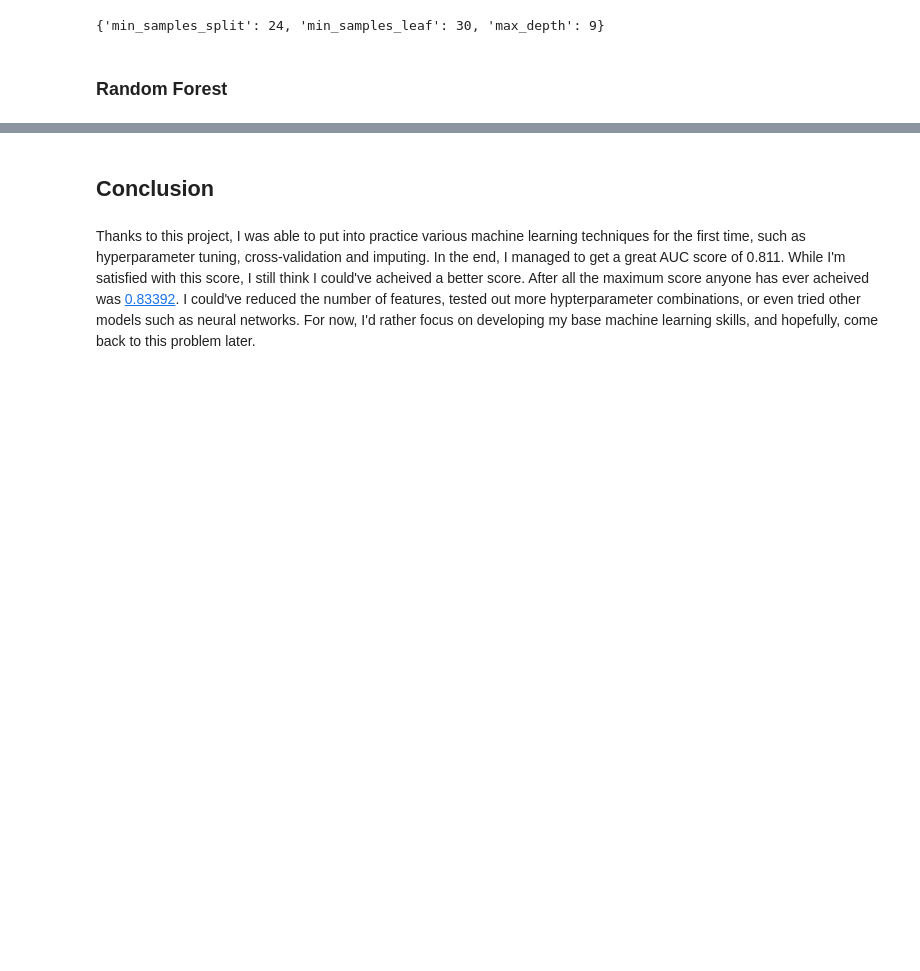
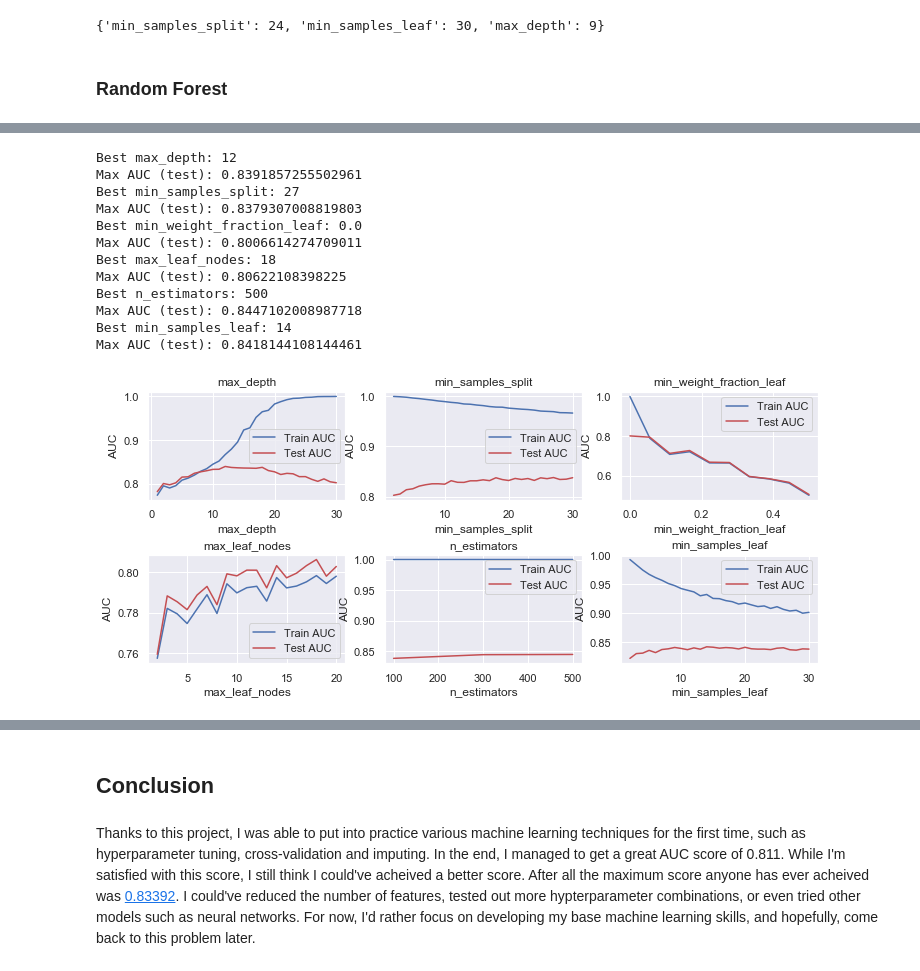
Before and after one commit to ejyap/Notebooks, a Jupyter notebook: Notebooks/blight_compliance.ipynb, the cells around one changed output, grey strips where cells are left out. Saved outputs shown, nothing was run; the diff lists cells and outputs as text; code cells hidden in the pictures; blank space fills up the shorter version.

```diff
--- a/Notebooks/blight_compliance.ipynb
+++ b/Notebooks/blight_compliance.ipynb
@@ -886,3 +696,26 @@ Max AUC (test): 0.8407815413186821
+# %%
+plot_hyperparameters(RandomForestClassifier, {
+    'max_depth': np.arange(1,31),
+    'min_samples_split': range(2,31),
+    'min_weight_fraction_leaf': np.linspace(0,0.5,10),
+    'max_leaf_nodes': range(2,21),
+    'n_estimators': [100, 300, 500],
+    'min_samples_leaf': range(2,31)
+})
+# %% [output]
+Best max_depth: 12
+Max AUC (test): 0.8391857255502961
+Best min_samples_split: 27
+Max AUC (test): 0.8379307008819803
+Best min_weight_fraction_leaf: 0.0
+Max AUC (test): 0.8006614274709011
+Best max_leaf_nodes: 18
+Max AUC (test): 0.80622108398225
+Best n_estimators: 500
+Max AUC (test): 0.8447102008987718
+Best min_samples_leaf: 14
+Max AUC (test): 0.8418144108144461
+[figure, added]
 # %%
 min_samples_split = np.arange(2,41)
 
```
Also changed, not shown: parts of 22 cells of this notebook.
